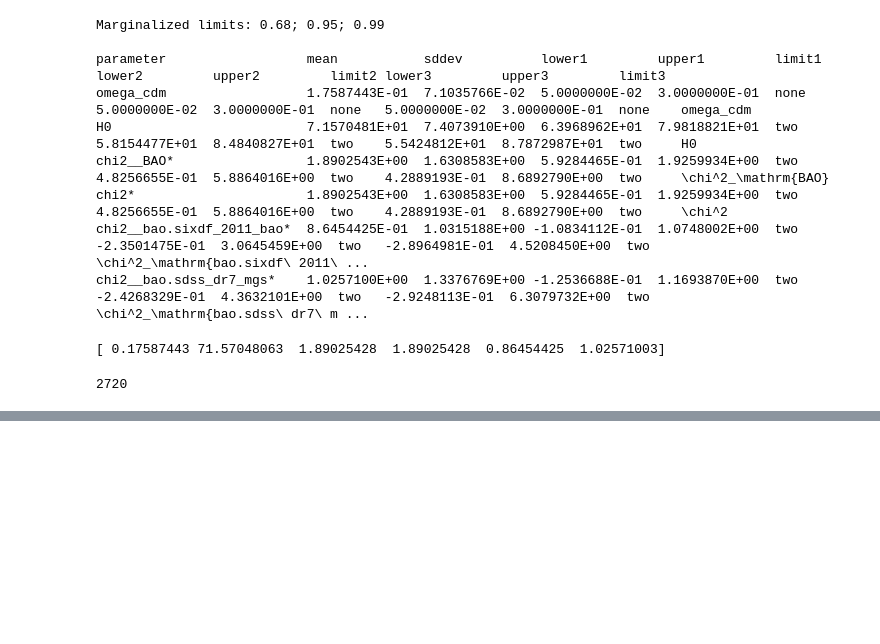
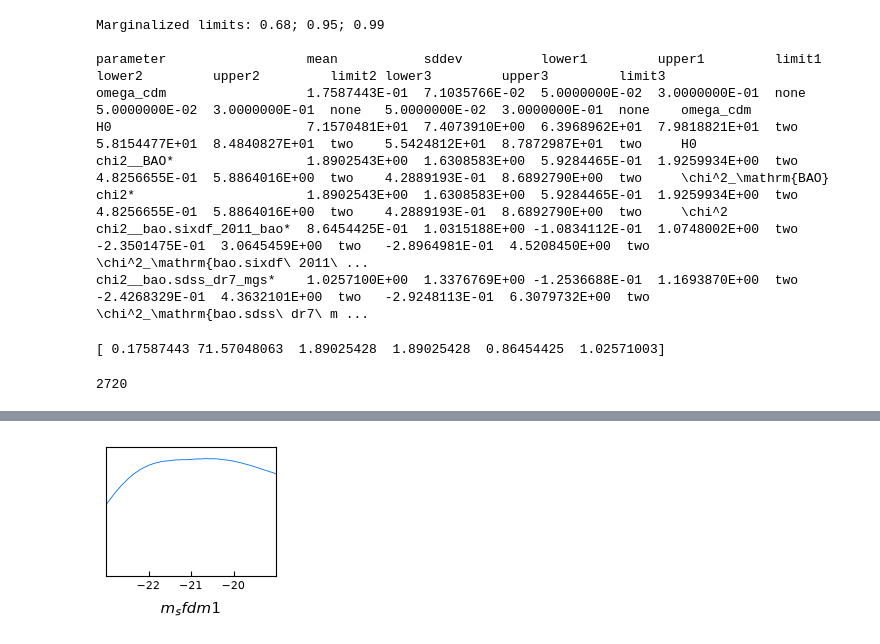
Before and after one commit to CosmoStats/ejercicios-jcim28, a Jupyter notebook: cobaya_tests/Cobaya_tests.ipynb, the cells around one changed output, grey strips where cells are left out. Cells and saved outputs as stored; diff of their text form; code cells hidden in the pictures; blank space fills up the shorter version.

```diff
--- a/cobaya_tests/Cobaya_tests.ipynb
+++ b/cobaya_tests/Cobaya_tests.ipynb
@@ -45,0 +100,2 @@ print(samples.numrows)
+# %%
+samples = loadMCSamples("./test_mass")
@@ -45,0 +117,7 @@ print(samples.numrows)
+# %%
+g.triangle_plot(
+    [samples],
+    ['m_sfdm1'],
+    filled=True
+)
+# %% [output]
@@ -45,0 +125 @@ print(samples.numrows)
+[figure, added]
```
Also changed, not shown: parts of 10 cells of this notebook, 18 other files.
